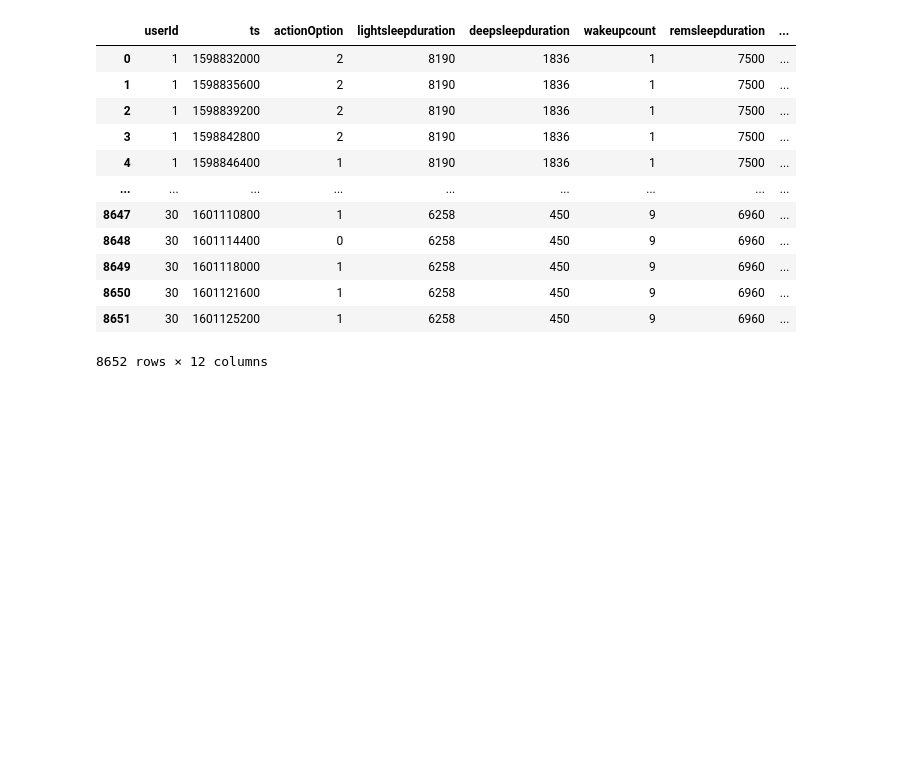
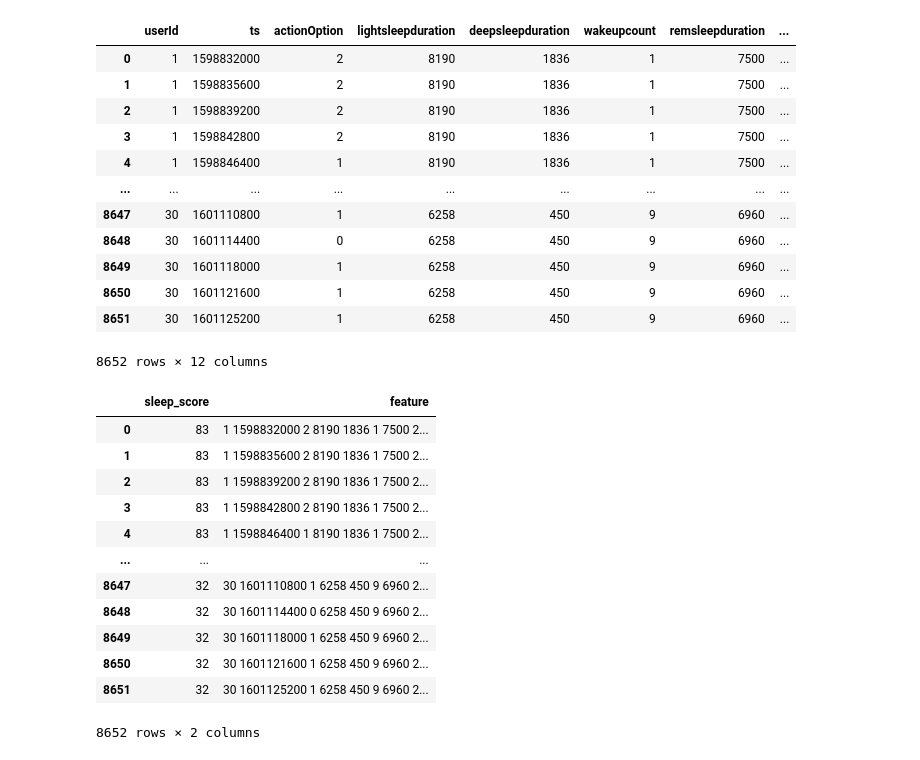
Before and after one commit to aaahyesu/ETRI-AI-, a Jupyter notebook: preprocessing.ipynb, the cells around one changed output. Drawn from its saved outputs; the diff is of its cells as text; code cells hidden in the pictures; blank space fills up the shorter version.

```diff
--- a/preprocessing.ipynb
+++ b/preprocessing.ipynb
@@ -321,6 +323,23 @@ elif csv == "bert":
     final_BERT
 else:
     print("Model Not Found")
+# %%
+final_CNN
+# final_BERT
+# %% [output]
+|  | sleep_score | feature |
+| 0 | 83 | 1 1598832000 2 8190 1836 1 7500 2... |
+| 1 | 83 | 1 1598835600 2 8190 1836 1 7500 2... |
+| 2 | 83 | 1 1598839200 2 8190 1836 1 7500 2... |
+| 3 | 83 | 1 1598842800 2 8190 1836 1 7500 2... |
+| 4 | 83 | 1 1598846400 1 8190 1836 1 7500 2... |
+| ... | ... | ... |
+| 8647 | 32 | 30 1601110800 1 6258 450 9 6960 2... |
+| 8648 | 32 | 30 1601114400 0 6258 450 9 6960 2... |
+| 8649 | 32 | 30 1601118000 1 6258 450 9 6960 2... |
+| 8650 | 32 | 30 1601121600 1 6258 450 9 6960 2... |
+| 8651 | 32 | 30 1601125200 1 6258 450 9 6960 2... |
+8652 rows × 2 columns
 # %%
 #CSV download
 if csv == "cnn":
```
Also changed, not shown: parts of 2 cells of this notebook.
